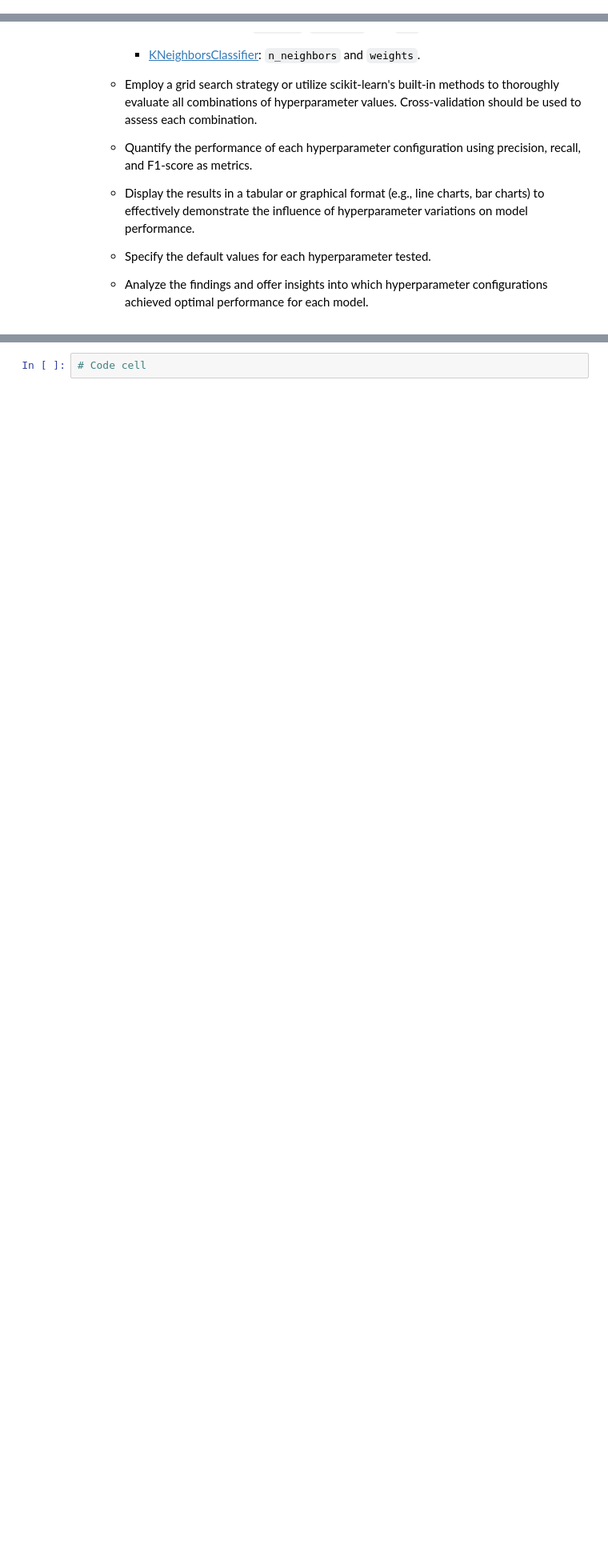
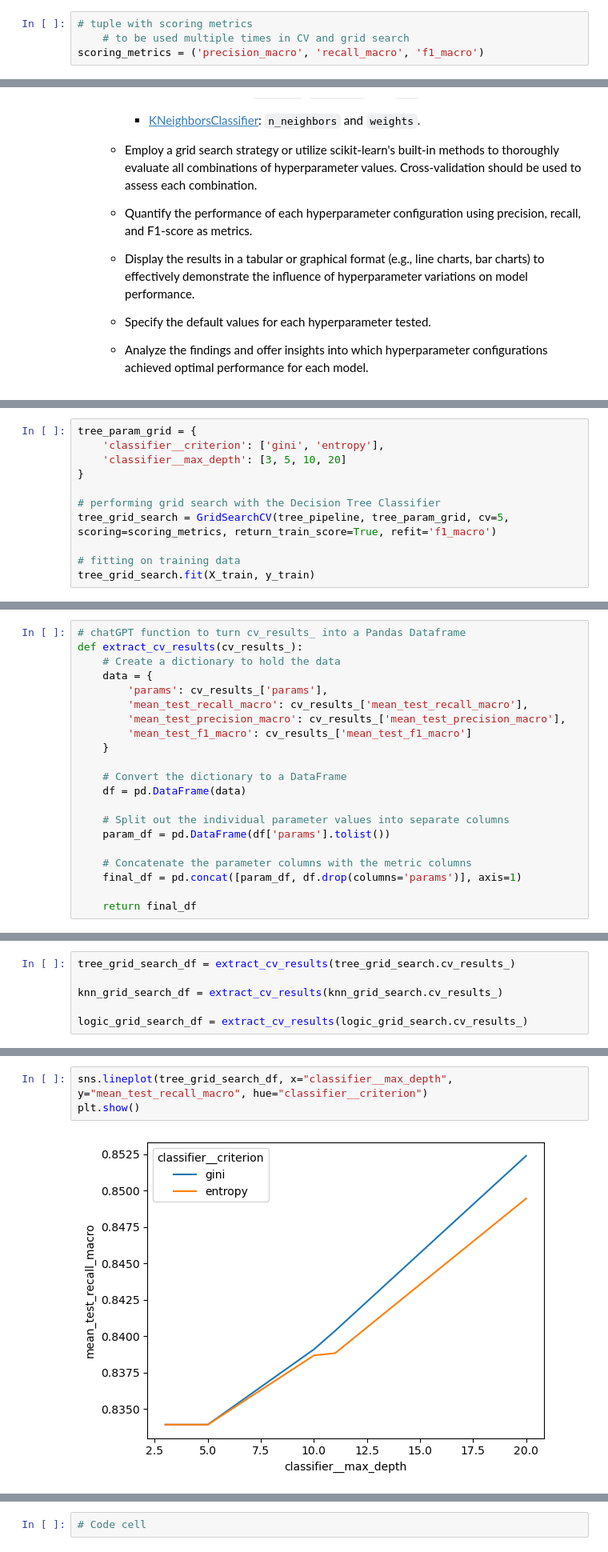
Before and after one commit to ultra-passion-fruit/Diabetes-Data-Analysis, a Jupyter notebook: csi4106_a2_300228879_300240688.ipynb, the cells around one changed output, grey strips where cells are left out. Shown at 80% size. Cells and saved outputs as stored; diff of their text form; blank space fills up the shorter version.

```diff
--- a/csi4106_a2_300228879_300240688.ipynb
+++ b/csi4106_a2_300228879_300240688.ipynb
@@ -429 +515,5 @@ def metric_classification(scores_dict):
+# %%
+# tuple with scoring metrics
+    # to be used multiple times in CV and grid search
+scoring_metrics = ('precision_macro', 'recall_macro', 'f1_macro')
 # %% [markdown]
@@ -549,0 +660,11 @@ Looking purely at the metrics, the best model appears to be a Decision Tree Clas
+# %%
+tree_param_grid = {
+    'classifier__criterion': ['gini', 'entropy'],
+    'classifier__max_depth': [3, 5, 10, 20]
+}
+
+# performing grid search with the Decision Tree Classifier
+tree_grid_search = GridSearchCV(tree_pipeline, tree_param_grid, cv=5, scoring=scoring_metrics, return_train_score=True, refit='f1_macro')
+
+# fitting on training data
+tree_grid_search.fit(X_train, y_train)
@@ -549,0 +807,21 @@ Looking purely at the metrics, the best model appears to be a Decision Tree Clas
+# %%
+# chatGPT function to turn cv_results_ into a Pandas Dataframe
+def extract_cv_results(cv_results_):
+    # Create a dictionary to hold the data
+    data = {
+        'params': cv_results_['params'],
+        'mean_test_recall_macro': cv_results_['mean_test_recall_macro'],
+        'mean_test_precision_macro': cv_results_['mean_test_precision_macro'],
+        'mean_test_f1_macro': cv_results_['mean_test_f1_macro']
+    }
+
+    # Convert the dictionary to a DataFrame
+    df = pd.DataFrame(data)
+
+    # Split out the individual parameter values into separate columns
+    param_df = pd.DataFrame(df['params'].tolist())
+
+    # Concatenate the parameter columns with the metric columns
+    final_df = pd.concat([param_df, df.drop(columns='params')], axis=1)
+
+    return final_df
@@ -549,0 +830,6 @@ Looking purely at the metrics, the best model appears to be a Decision Tree Clas
+# %%
+tree_grid_search_df = extract_cv_results(tree_grid_search.cv_results_)
+
+knn_grid_search_df = extract_cv_results(knn_grid_search.cv_results_)
+
+logic_grid_search_df = extract_cv_results(logic_grid_search.cv_results_)
@@ -549,0 +838,5 @@ Looking purely at the metrics, the best model appears to be a Decision Tree Clas
+# %%
+sns.lineplot(tree_grid_search_df, x="classifier__max_depth", y="mean_test_recall_macro", hue="classifier__criterion")
+plt.show()
+# %% [output]
+[figure, added]
```
Also changed, not shown: parts of 103 cells of this notebook.
